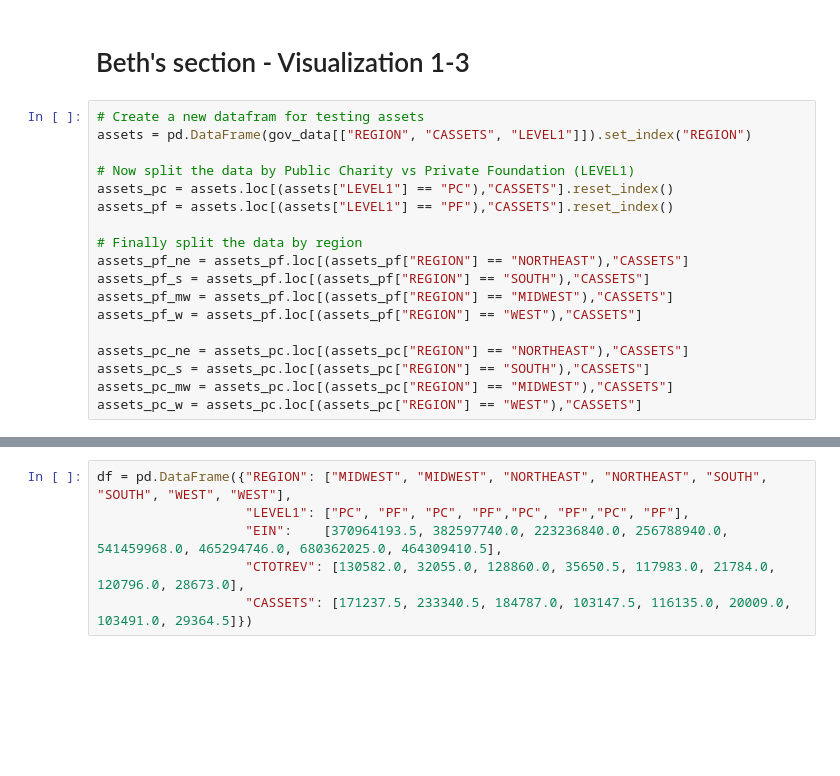
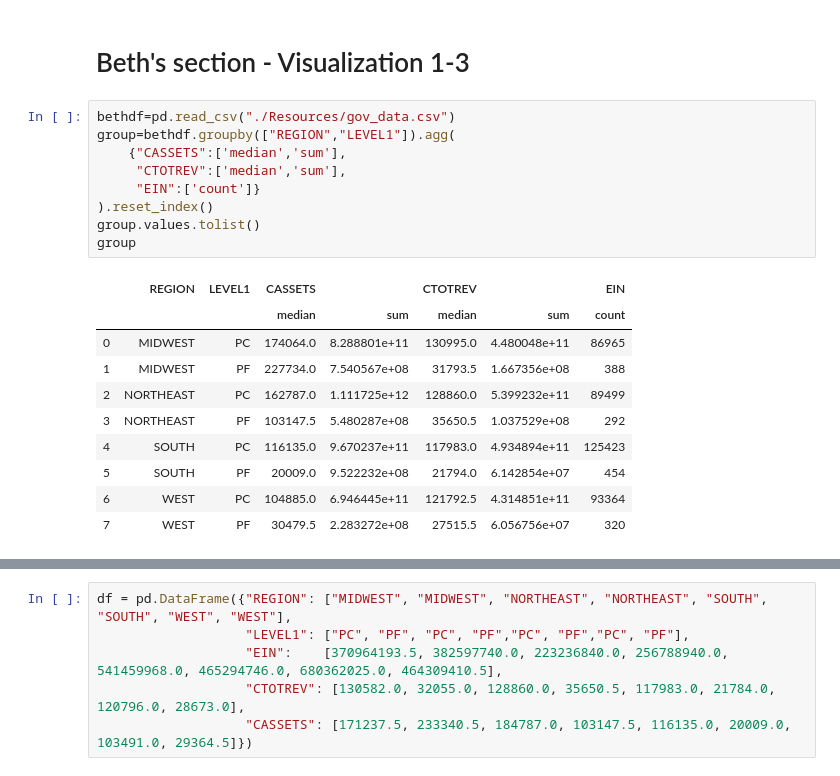
Before and after one commit to ejosephSr/project-one, a Jupyter notebook: GotMoney.ipynb, the cells around one changed output, grey strips where cells are left out. Drawn from its saved outputs; the diff is of its cells as text; blank space fills up the shorter version.

```diff
--- a/GotMoney.ipynb
+++ b/GotMoney.ipynb
@@ -334,24 +334,26 @@ gov_data.describe()
 | max | 9.960869e+08 | 4.846638e+10 | 7.351824e+10 | 6.691818e+07 | 1.247539e+08 |
 # %% [markdown]
 # Beth's section - Visualization 1-3
-# %%
-# Create a new datafram for testing assets
-assets = pd.DataFrame(gov_data[["REGION", "CASSETS", "LEVEL1"]]).set_index("REGION")
-
-# Now split the data by Public Charity vs Private Foundation (LEVEL1)
-assets_pc = assets.loc[(assets["LEVEL1"] == "PC"),"CASSETS"].reset_index()
-assets_pf = assets.loc[(assets["LEVEL1"] == "PF"),"CASSETS"].reset_index()
-
-# Finally split the data by region
-assets_pf_ne = assets_pf.loc[(assets_pf["REGION"] == "NORTHEAST"),"CASSETS"]
-assets_pf_s = assets_pf.loc[(assets_pf["REGION"] == "SOUTH"),"CASSETS"]
-assets_pf_mw = assets_pf.loc[(assets_pf["REGION"] == "MIDWEST"),"CASSETS"]
-assets_pf_w = assets_pf.loc[(assets_pf["REGION"] == "WEST"),"CASSETS"]
-
-assets_pc_ne = assets_pc.loc[(assets_pc["REGION"] == "NORTHEAST"),"CASSETS"]
-assets_pc_s = assets_pc.loc[(assets_pc["REGION"] == "SOUTH"),"CASSETS"]
-assets_pc_mw = assets_pc.loc[(assets_pc["REGION"] == "MIDWEST"),"CASSETS"]
-assets_pc_w = assets_pc.loc[(assets_pc["REGION"] == "WEST"),"CASSETS"]
+# %%
+bethdf=pd.read_csv("./Resources/gov_data.csv")
+group=bethdf.groupby(["REGION","LEVEL1"]).agg(
+    {"CASSETS":['median','sum'],
+     "CTOTREV":['median','sum'],
+     "EIN":['count']}
+).reset_index()
+group.values.tolist()
+group
+# %% [output]
+|  | REGION | LEVEL1 | CASSETS |  | CTOTREV |  | EIN |
+|  |  |  | median | sum | median | sum | count |
+| 0 | MIDWEST | PC | 174064.0 | 8.288801e+11 | 130995.0 | 4.480048e+11 | 86965 |
+| 1 | MIDWEST | PF | 227734.0 | 7.540567e+08 | 31793.5 | 1.667356e+08 | 388 |
+| 2 | NORTHEAST | PC | 162787.0 | 1.111725e+12 | 128860.0 | 5.399232e+11 | 89499 |
+| 3 | NORTHEAST | PF | 103147.5 | 5.480287e+08 | 35650.5 | 1.037529e+08 | 292 |
+| 4 | SOUTH | PC | 116135.0 | 9.670237e+11 | 117983.0 | 4.934894e+11 | 125423 |
+| 5 | SOUTH | PF | 20009.0 | 9.522232e+08 | 21794.0 | 6.142854e+07 | 454 |
+| 6 | WEST | PC | 104885.0 | 6.946445e+11 | 121792.5 | 4.314851e+11 | 93364 |
+| 7 | WEST | PF | 30479.5 | 2.283272e+08 | 27515.5 | 6.056756e+07 | 320 |
 # %%
 bethdf=pd.read_csv("./Resources/gov_data.csv")
 medians=bethdf.groupby(["REGION","LEVEL1"]).agg({'median'}).reset_index()
```
Also changed, not shown: parts of 21 cells of this notebook.
